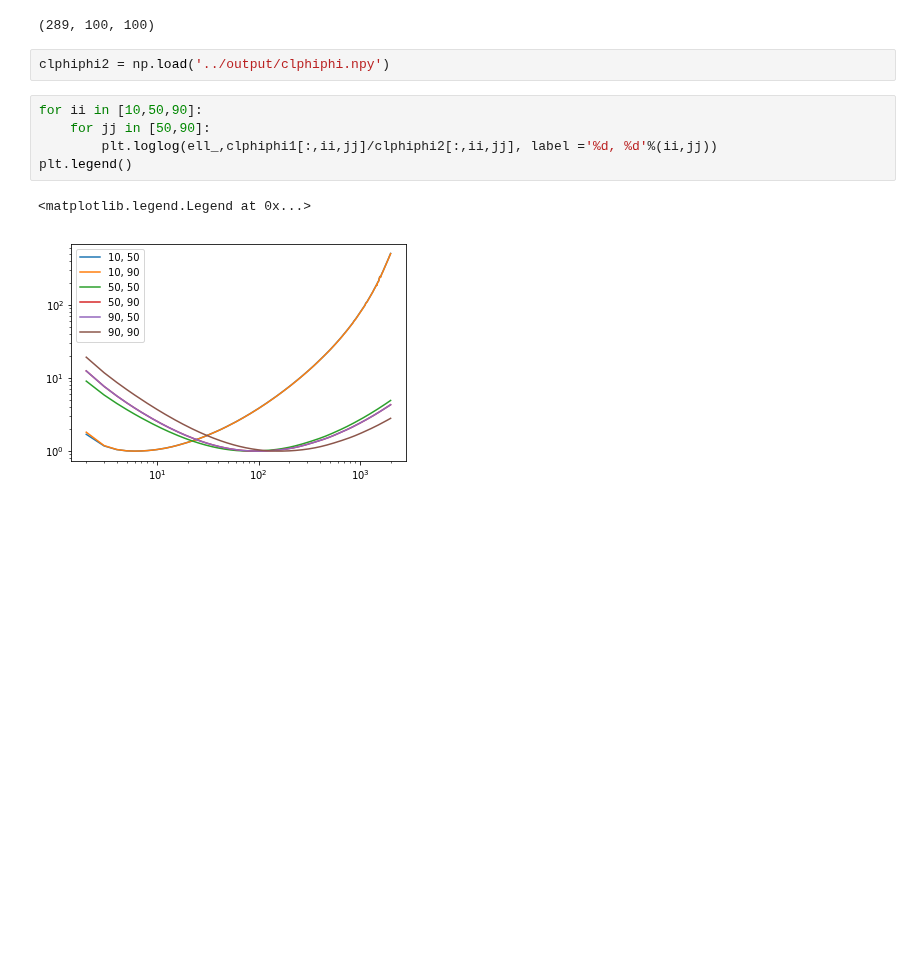
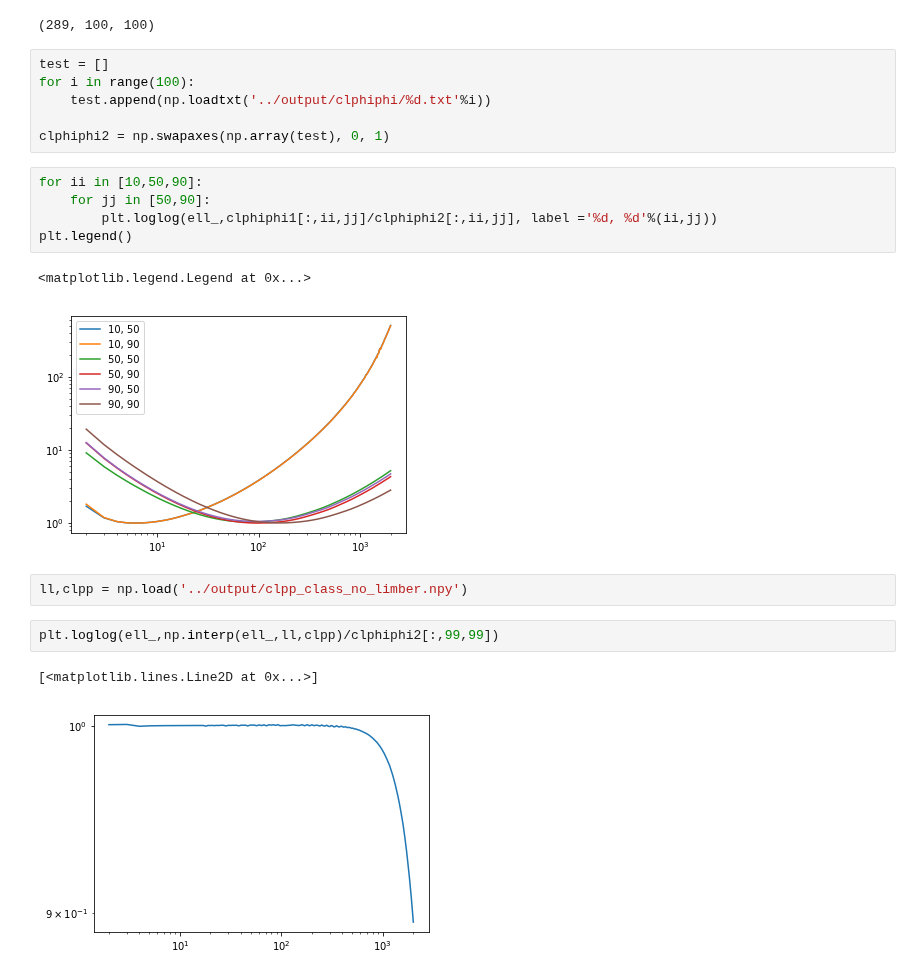
Before and after one commit to VMBoehm/postlimber, a Jupyter notebook: notebooks/G matrices.ipynb, the cells around one changed output. Saved outputs shown, nothing was run; the diff lists cells and outputs as text; blank space fills up the shorter version.

```diff
--- a/notebooks/G matrices.ipynb
+++ b/notebooks/G matrices.ipynb
@@ -262,8 +262,12 @@ clphiphi1 = np.load('../G_matrices/clphiphi_parallel.npy')
 print(clphiphi1.shape)
 # %% [output]
 (289, 100, 100)
-# %%
-clphiphi2 = np.load('../output/clphiphi.npy')
+# %%
+test = []
+for i in range(100):
+    test.append(np.loadtxt('../output/clphiphi/%d.txt'%i))
+
+clphiphi2 = np.swapaxes(np.array(test), 0, 1)
 # %%
 for ii in [10,50,90]:
     for jj in [50,90]:
@@ -271,4 +275,11 @@ for ii in [10,50,90]:
 plt.legend()
 # %% [output]
 <matplotlib.legend.Legend at 0x...>
-[figure, old version]
+[figure, new version]
+# %%
+ll,clpp = np.load('../output/clpp_class_no_limber.npy')
+# %%
+plt.loglog(ell_,np.interp(ell_,ll,clpp)/clphiphi2[:,99,99])
+# %% [output]
+[<matplotlib.lines.Line2D at 0x...>]
+[figure, added]
```
Also changed, not shown: 1 other file.
